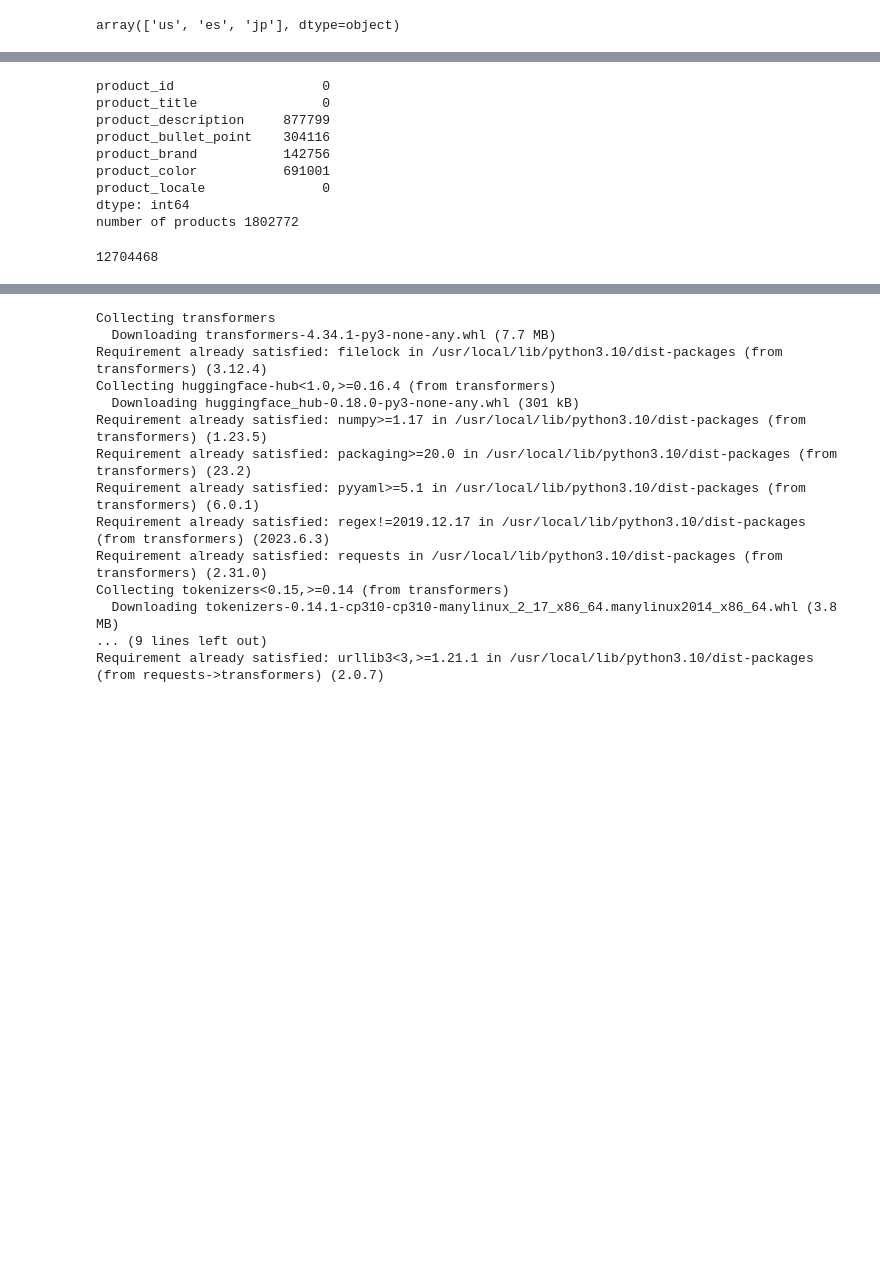
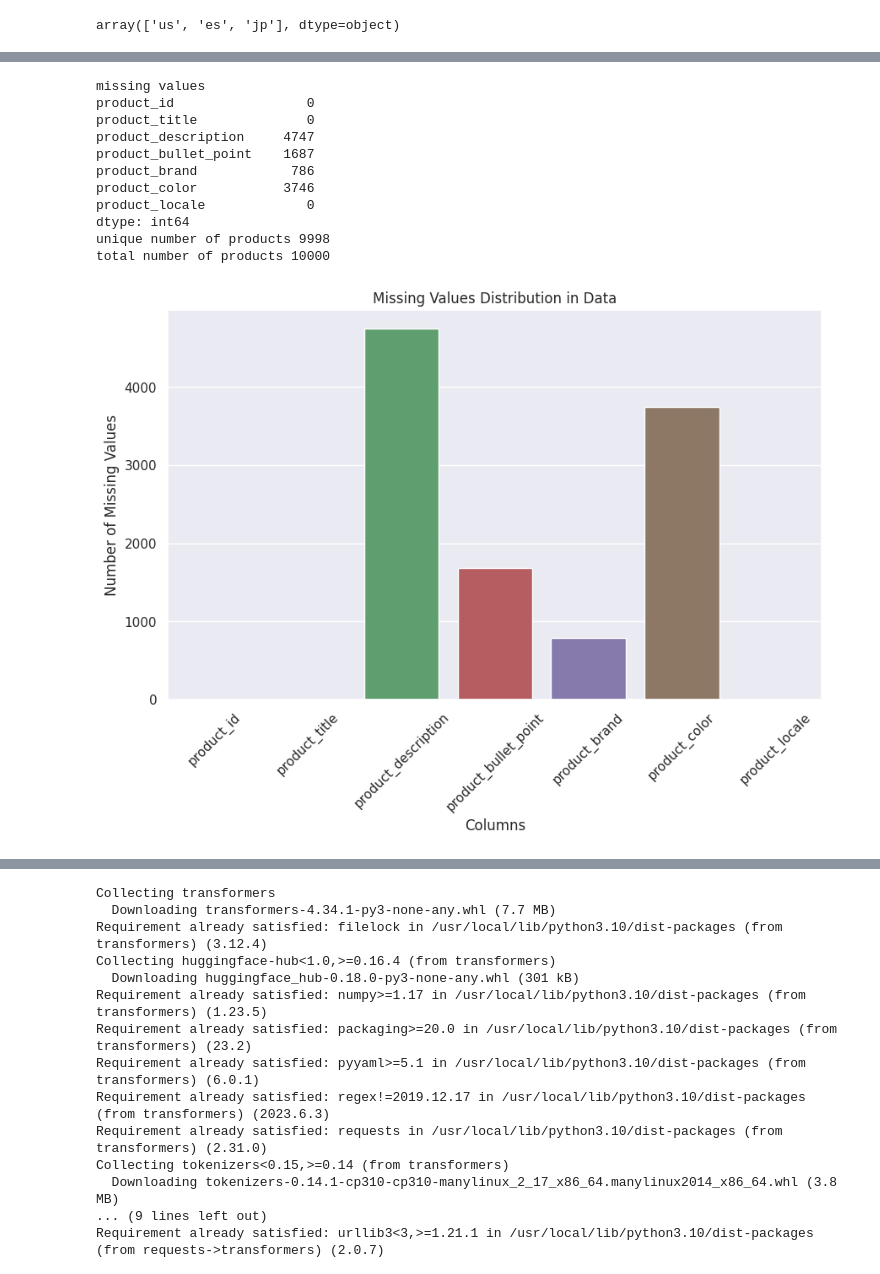
Before and after one commit to amhaiskar0921/BTTAIAmazonProject, a Jupyter notebook: Amazon_Project_Team_A.ipynb, the cells around one changed output, grey strips where cells are left out. Saved outputs shown, nothing was run; the diff lists cells and outputs as text; code cells hidden in the pictures; blank space fills up the shorter version.

```diff
--- a/Amazon_Project_Team_A.ipynb
+++ b/Amazon_Project_Team_A.ipynb
@@ -110,22 +113,33 @@ df_p.head()
 | 2 | B07DP4LM9H | 11 Degrees de los Hombres Core Pu... | La sudadera con capucha Core Pull... | 11 Degrees Azul Core Pull Over Ho... | 11 Degrees | Azul | ... |
 | 3 | B07G37B9HP | 11 Degrees Poli Panel Track Pant ... | None | None | 11 Degrees | None | ... |
 | 4 | B07LCTGDHY | 11 Degrees Gorra Trucker Negro OS... | None | None | 11 Degrees | Negro ( | ... |
-# %%
-missing_values = df_p.isnull().sum()
-print(missing_values)
-print(f"number of products {len(pd.unique(df_p['product_id']))}")
-df_p.size
-# %% [output]
-product_id                   0
-product_title                0
-product_description     877799
-product_bullet_point    304116
-product_brand           142756
-product_color           691001
-product_locale               0
-dtype: int64
-number of products 1802772
-12704468
+# %%
+missing_values = df_p.isnull().sum()
+print("missing values")
+print(missing_values)
+print(f"unique number of products {len(pd.unique(df_p['product_id']))}")
+print(f"total number of products {len(df_p)}")
+sns.set_theme()
+plt.figure(figsize=(10, 6))
+sns.barplot(x=missing_values.index, y=missing_values.values)
+plt.xticks(rotation=45)
+plt.xlabel('Columns')
+plt.ylabel('Number of Missing Values')
+plt.title('Missing Values Distribution in Data')
+plt.show()
+# %% [output]
+missing values
+product_id                 0
+product_title              0
+product_description     4747
+product_bullet_point    1687
+product_brand            786
+product_color           3746
+product_locale             0
+dtype: int64
+unique number of products 9998
+total number of products 10000
+[figure, added]
 # %%
 df_merged = pd.merge(df, df_p, on='product_id', how='inner')
 print(f"number of products {len(pd.unique(df_merged['product_id']))}")
```
Also changed, not shown: parts of 10 cells of this notebook.
